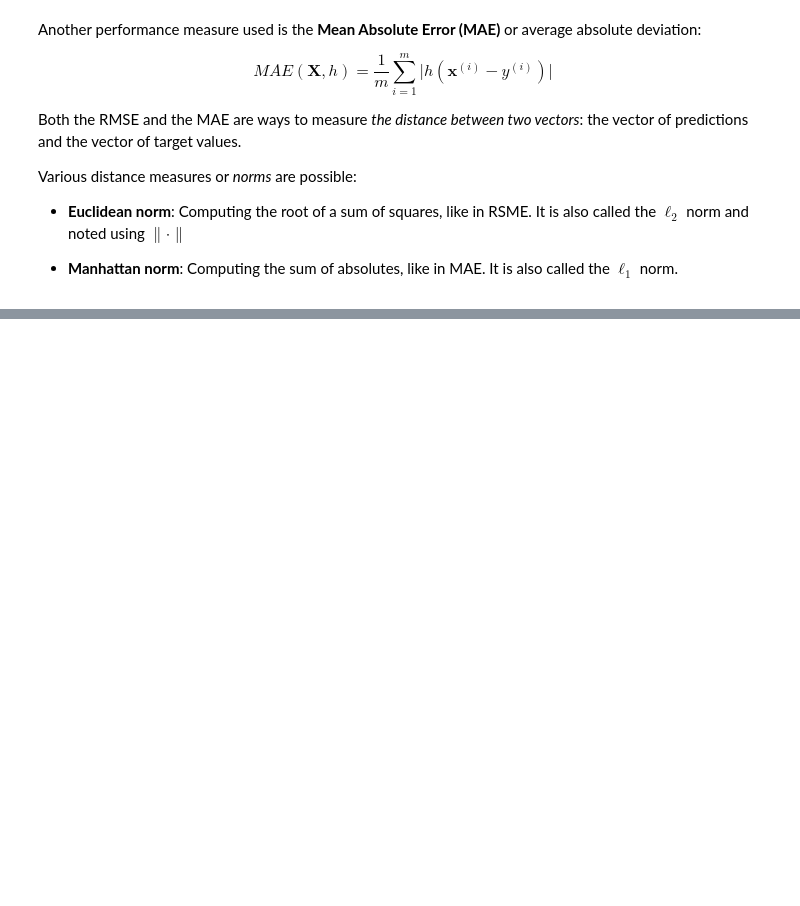
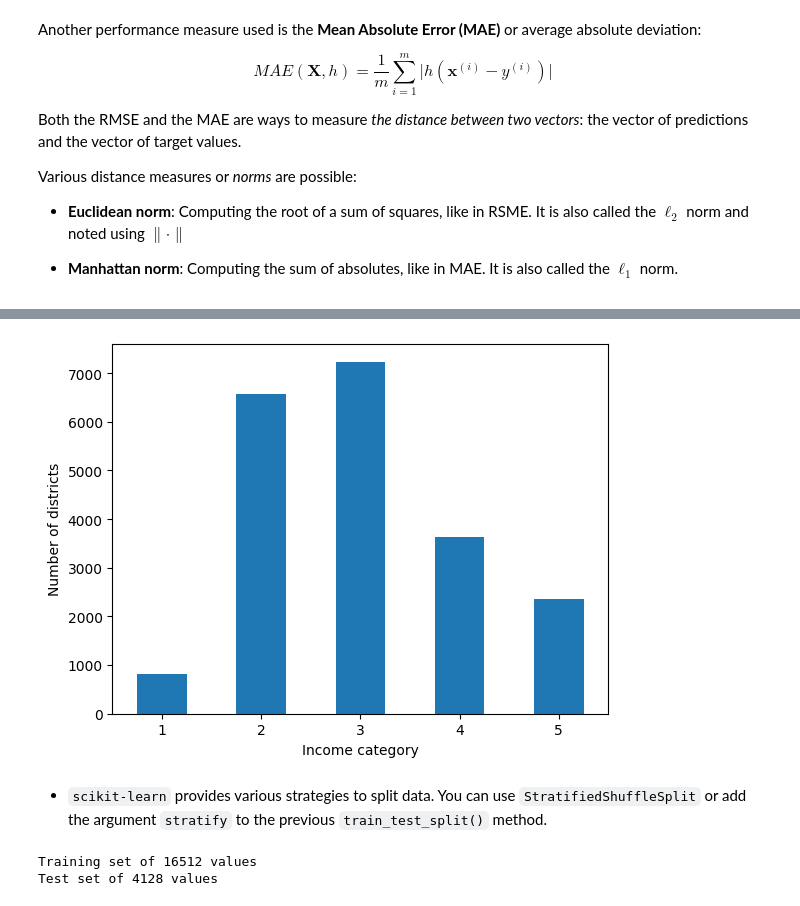
Before and after one commit to scaceresg/course-data-structures-py, a Jupyter notebook: sklearn-ageron.ipynb, the cells around one changed output, grey strips where cells are left out. Drawn from its saved outputs; the diff is of its cells as text; code cells hidden in the pictures; blank space fills up the shorter version.

```diff
--- a/sklearn-ageron.ipynb
+++ b/sklearn-ageron.ipynb
@@ -167,0 +425,41 @@ Various distance measures or *norms* are possible:
+# %%
+# `Cut` median income into 5 categories
+import matplotlib.pyplot as plt
+
+housing['income_cat'] = pd.cut(housing['median_income'],
+                               bins=[0, 1.5, 3, 4.5, 6, np.inf],
+                               labels=[1, 2, 3, 4, 5])
+
+# Plot the number of districts per category
+housing['income_cat'].value_counts().sort_index().plot.bar(rot=0, grid=False)
+plt.xlabel('Income category')
+plt.ylabel('Number of districts')
+plt.show()
+# %% [output]
+[figure, added]
+# %% [markdown]
+* `scikit-learn` provides various strategies to split data. You can use `StratifiedShuffleSplit` or add the argument `stratify` to the previous `train_test_split()` method.
+# %%
+# Using `StratifiedShuffleSplit`
+from sklearn.model_selection import StratifiedShuffleSplit
+
+# Use StratifiedShuffleSplit as splitter
+splitter = StratifiedShuffleSplit(n_splits=10, test_size=0.2, random_state=42)
+strat_splits = []
+
+# Find indices for train/test for 10 splits
+for train_ind, test_ind in splitter.split(housing, housing['income_cat']):
+
+    strat_train_set = housing.iloc[train_ind]
+    strat_test_set = housing.iloc[test_ind]
+
+    strat_splits.append([strat_train_set, strat_test_set])
+
+# Use the first split for now
+train_set_strat, test_set_strat = strat_splits[0]
+
+print(f'Training set of {len(train_set_strat)} values')
+print(f'Test set of {len(test_set_strat)} values')
+# %% [output]
+Training set of 16512 values
+Test set of 4128 values
```
Also changed, not shown: parts of 59 cells of this notebook.
